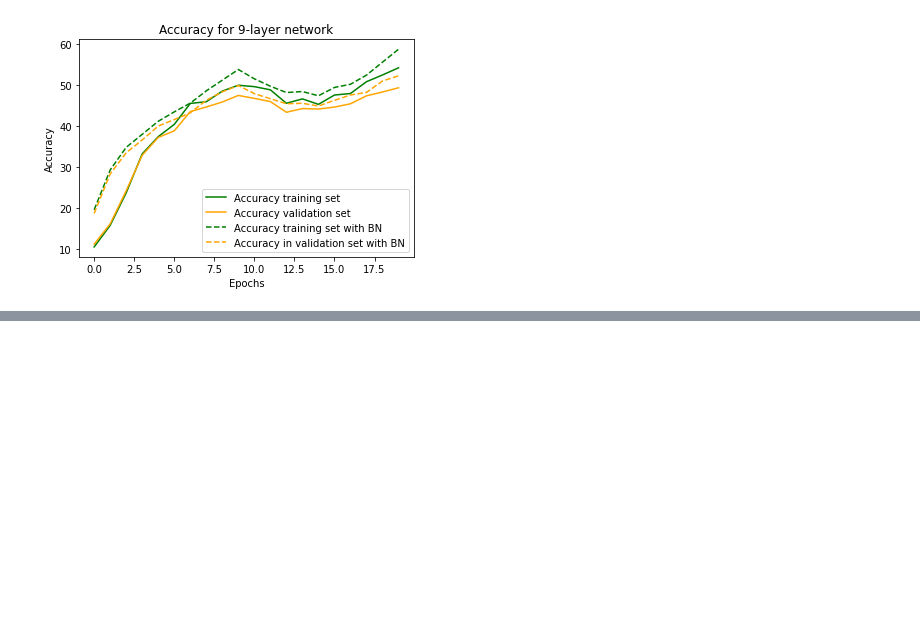
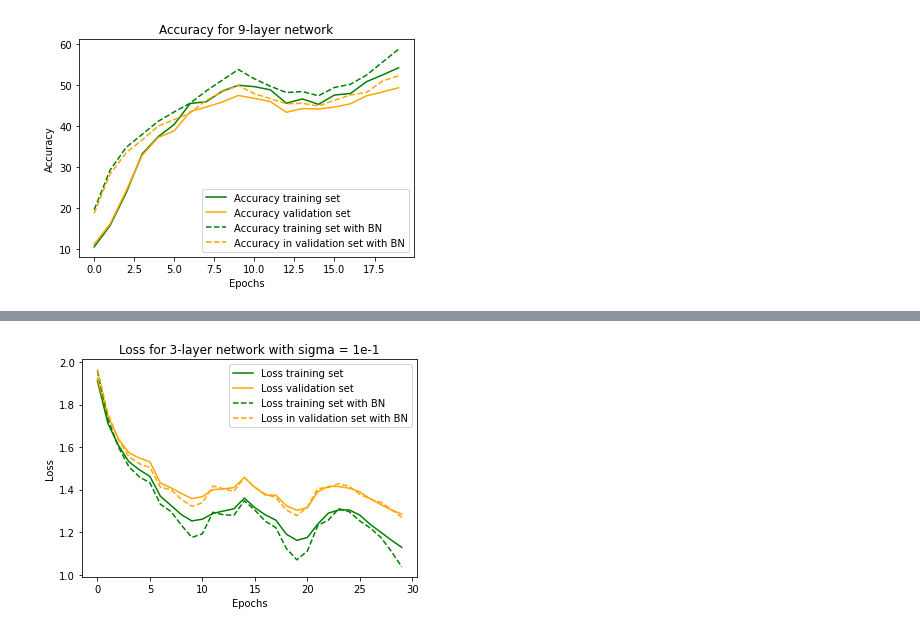
Before and after one commit to annasanchez27/DD2424-deep-learning-data-science, a Jupyter notebook: lab3/experiments.ipynb, the cells around one changed output, grey strips where cells are left out. Cells and saved outputs as stored; diff of their text form; code cells hidden in the pictures; blank space fills up the shorter version.

```diff
--- a/lab3/experiments.ipynb
+++ b/lab3/experiments.ipynb
@@ -482,0 +714,12 @@ plt.show()
+# %%
+plt.plot(metrics_init['loss_train'],color='green',label='Loss training set')
+plt.plot(metrics_init['loss_val'],color='orange',label='Loss validation set')
+plt.plot(metrics_init_batch['loss_train'],color='green',linestyle='dashed',label='Loss training set with BN')
+plt.plot(metrics_init_batch['loss_val'],linestyle='dashed',color='orange',label='Loss in validation set with BN')
+plt.legend()
+plt.xlabel('Epochs')
+plt.ylabel('Loss')
+plt.title('Loss for 3-layer network with sigma = 1e-1')
+plt.show()
+# %% [output]
+[figure, added]
```
Also changed, not shown: parts of 19 cells of this notebook, 2 other files.
